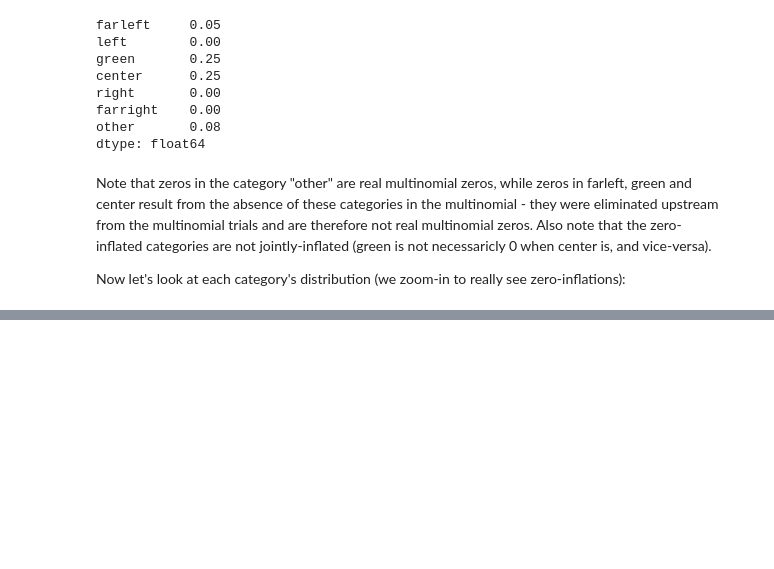
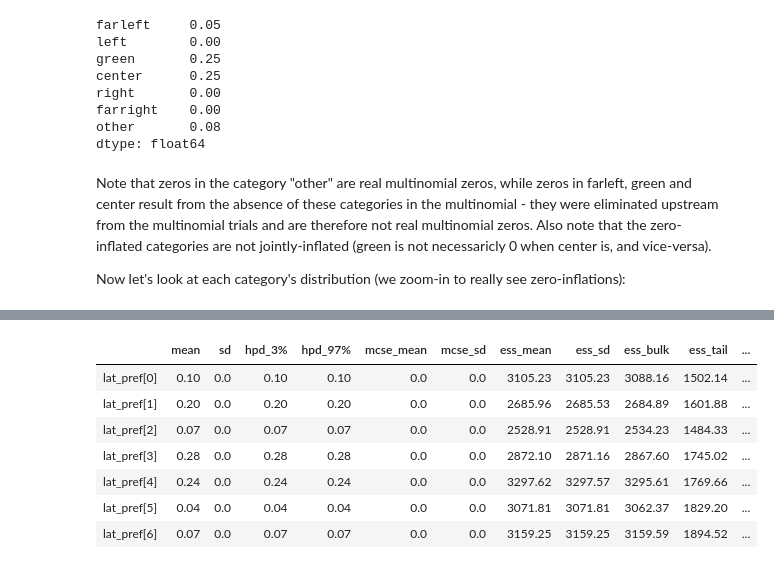
Before and after one commit to pollsposition/models, a Jupyter notebook: fondamentaux/munic_model.ipynb, the cells around one changed output, grey strips where cells are left out. Saved outputs shown, nothing was run; the diff lists cells and outputs as text; code cells hidden in the pictures; blank space fills up the shorter version.

```diff
--- a/fondamentaux/munic_model.ipynb
+++ b/fondamentaux/munic_model.ipynb
@@ -77,3 +335,14 @@ That's not the best plot, but we can see that farleft, green and center do have
+# %%
+az.summary(trace_multi, round_to=2)
+# %% [output]
+|  | mean | sd | hpd_3% | hpd_97% | mcse_mean | mcse_sd | ess_mean | ess_sd | ess_bulk | ess_tail | ... |
+| lat_pref[0] | 0.10 | 0.0 | 0.10 | 0.10 | 0.0 | 0.0 | 3105.23 | 3105.23 | 3088.16 | 1502.14 | ... |
+| lat_pref[1] | 0.20 | 0.0 | 0.20 | 0.20 | 0.0 | 0.0 | 2685.96 | 2685.53 | 2684.89 | 1601.88 | ... |
+| lat_pref[2] | 0.07 | 0.0 | 0.07 | 0.07 | 0.0 | 0.0 | 2528.91 | 2528.91 | 2534.23 | 1484.33 | ... |
+| lat_pref[3] | 0.28 | 0.0 | 0.28 | 0.28 | 0.0 | 0.0 | 2872.10 | 2871.16 | 2867.60 | 1745.02 | ... |
+| lat_pref[4] | 0.24 | 0.0 | 0.24 | 0.24 | 0.0 | 0.0 | 3297.62 | 3297.57 | 3295.61 | 1769.66 | ... |
+| lat_pref[5] | 0.04 | 0.0 | 0.04 | 0.04 | 0.0 | 0.0 | 3071.81 | 3071.81 | 3062.37 | 1829.20 | ... |
+| lat_pref[6] | 0.07 | 0.0 | 0.07 | 0.07 | 0.0 | 0.0 | 3159.25 | 3159.25 | 3159.59 | 1894.52 | ... |
 # %%
 # https://github.com/pymc-devs/pymc3/blob/master/pymc3/distributions/multivariate.py
 # https://github.com/pymc-devs/pymc3/blob/master/pymc3/distributions/discrete.py
```
Also changed, not shown: parts of 15 cells of this notebook.
